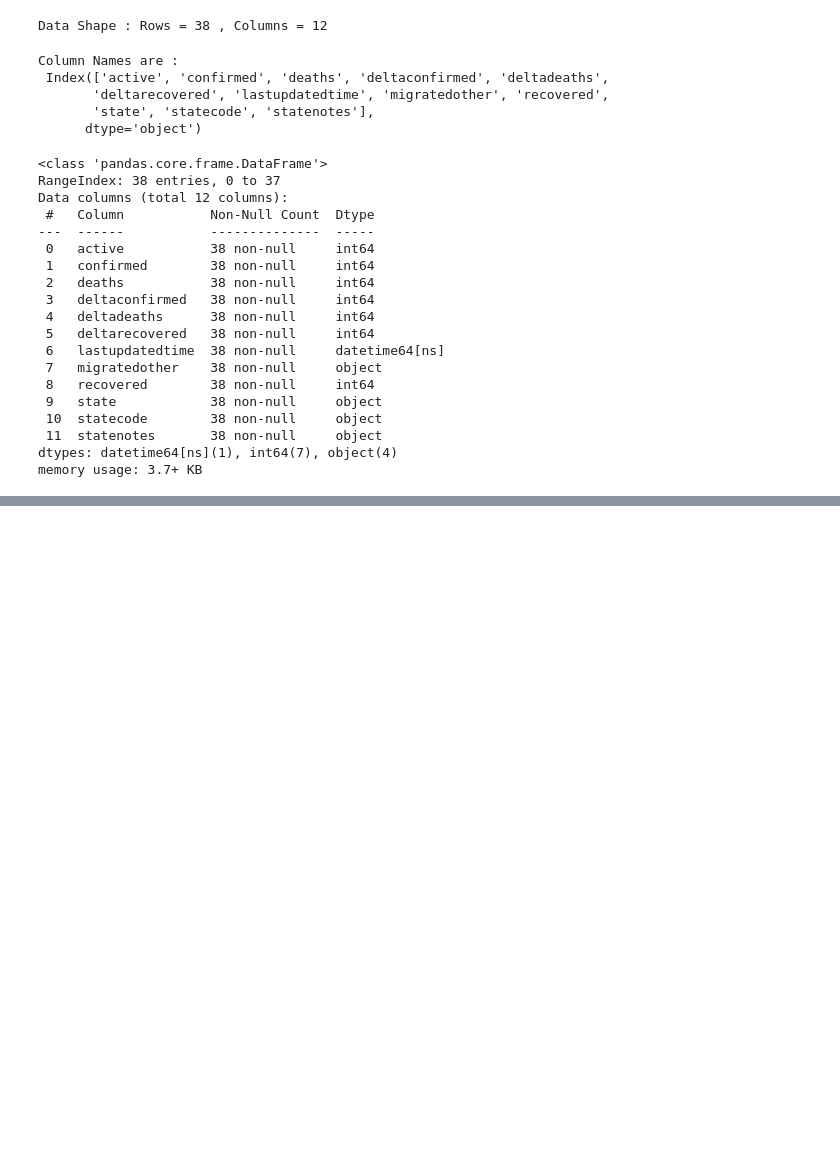
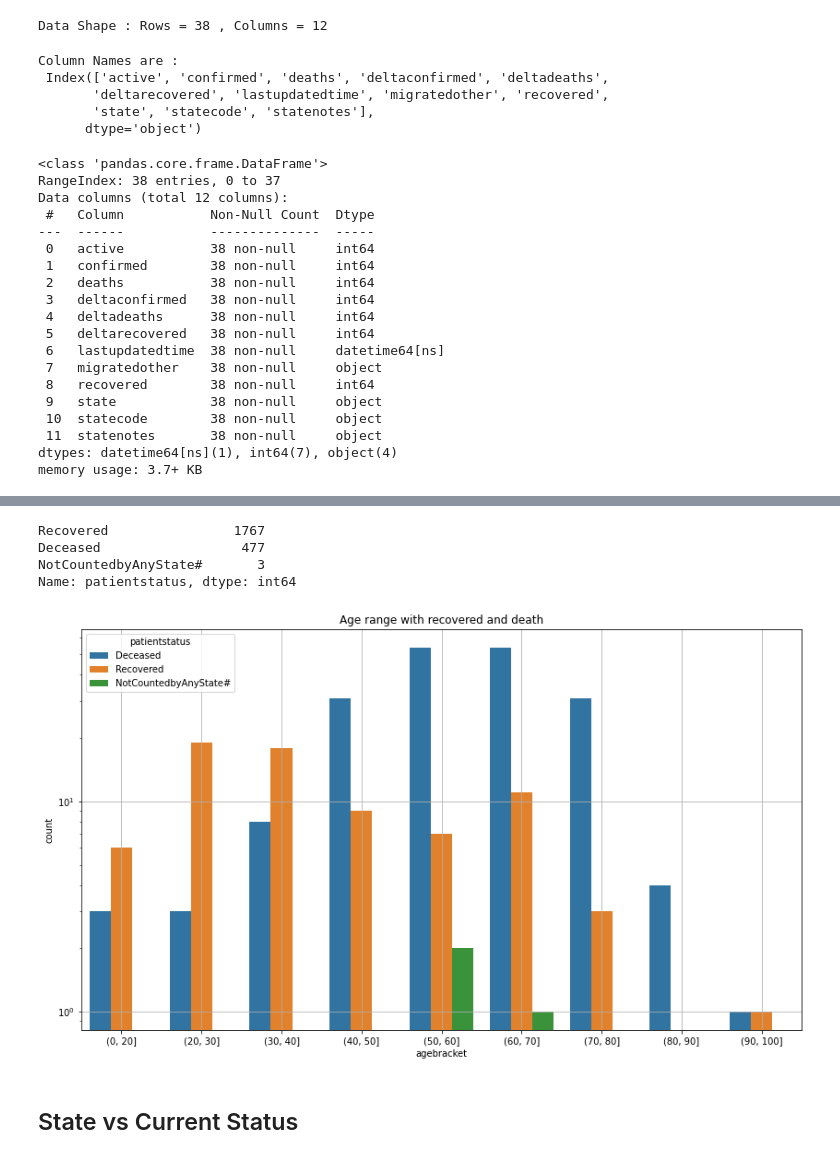
Before and after one commit to Apoorv0001/Covid19-Analyzer, a Jupyter notebook: Covid19.ipynb, the cells around one changed output, grey strips where cells are left out. Saved outputs shown, nothing was run; the diff lists cells and outputs as text; code cells hidden in the pictures; blank space fills up the shorter version.

```diff
--- a/Covid19.ipynb
+++ b/Covid19.ipynb
@@ -687,0 +726,5 @@ len(statewise_cases)
+# %%
+df_death_and_recoveries_data['agebracket'] = df_death_and_recoveries_data['agebracket'].astype('float')
+# %%
+df_death_and_recoveries_data['date'] = pd.to_datetime(df_death_and_recoveries_data['date'])
+df_death_and_recoveries_data['date'] = df_death_and_recoveries_data['date'].dt.strftime('%Y-%m-%d')
@@ -687,0 +767,2 @@ len(statewise_cases)
+# %%
+df_death_and_recoveries_data.drop(['slno','source1','source2','source3','patientnumbercouldbemappedlater'], axis = 1, inplace = True)
@@ -687,0 +795,4 @@ len(statewise_cases)
+# %%
+for age in range(9,0,-1):
+    df_death_and_recoveries_data.loc[df_death_and_recoveries_data['agebracket']<=age*10, 'Age_bin'] = age
+    print(age)
@@ -687,0 +829,13 @@ len(statewise_cases)
+# %%
+df_death_and_recoveries_data['patientstatus'].value_counts()
+# %% [output]
+Recovered                1767
+Deceased                  477
+NotCountedbyAnyState#       3
+Name: patientstatus, dtype: int64
+# %%
+countplot(df_death_and_recoveries_data['agebracket'],df_death_and_recoveries_data['patientstatus'],'Age range with recovered and death')
+# %% [output]
+[figure, added]
+# %% [markdown]
+## State vs Current Status
```
Also changed, not shown: parts of 82 cells of this notebook.
